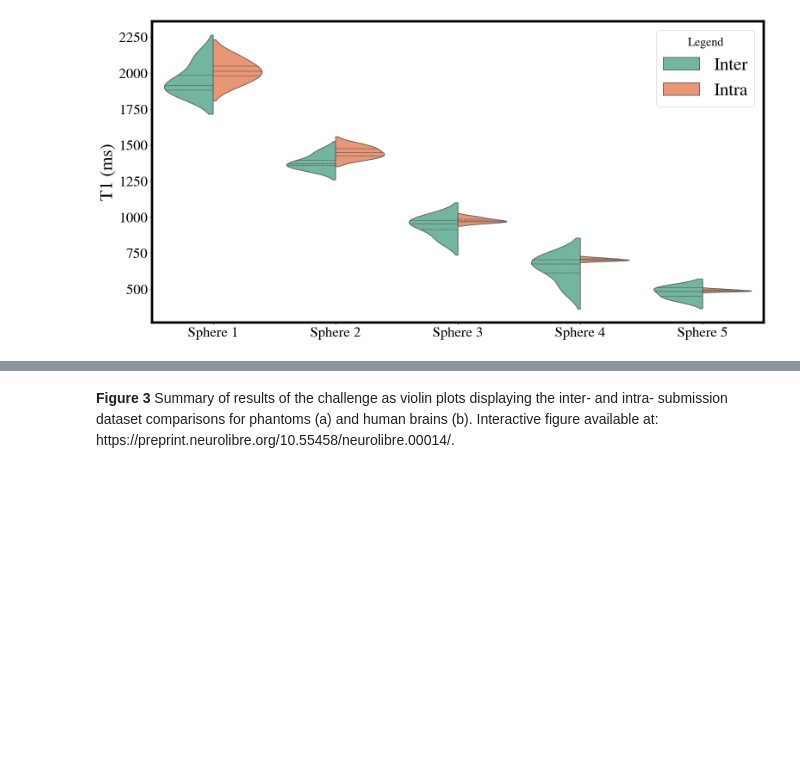
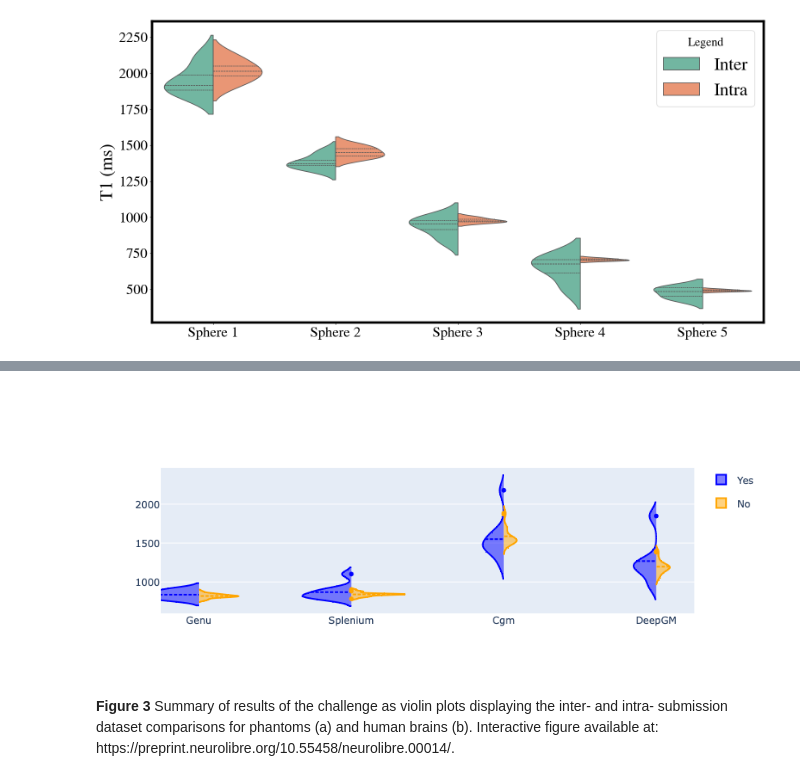
Before and after one commit to rrsg2020/note, a Jupyter notebook: content/index.ipynb, the cells around one changed output, grey strips where cells are left out. Saved outputs shown, nothing was run; the diff lists cells and outputs as text; code cells hidden in the pictures; blank space fills up the shorter version.

```diff
--- a/content/index.ipynb
+++ b/content/index.ipynb
@@ -830,3 +866,42 @@ plt.show()
+# %%
+import plotly.graph_objects as go
+
+import pandas as pd
+
+fig = go.Figure()
+
+df1 = pd.DataFrame({
+    'T1 (ms)': np.concatenate([genu_estimate_inter, splenium_estimate_inter,  cgm_estimate_inter, deepgm_estimate_inter]),
+    'Group': ['Genu'] * len(genu_estimate_inter) + ['Splenium'] * len(splenium_estimate_inter) + ['Cgm'] * len(cgm_estimate_inter) + ['DeepGM'] * len(deepgm_estimate_inter) ,
+    'Type': ['Inter'] * len(genu_estimate_inter)  + ['Inter'] * len(splenium_estimate_inter)  + ['Inter'] * len(cgm_estimate_inter) + ['Inter'] * len(deepgm_estimate_inter) ,
+    'Region': ['Genu'] * len(genu_estimate_inter)  + ['Splenium'] * len(splenium_estimate_inter)  + ['Cgm'] * len(cgm_estimate_inter)  + ['DeepGM'] * len(deepgm_estimate_inter) ,
+})
+
+df2 = pd.DataFrame({
+    'T1 (ms)': np.concatenate([genu_estimate_intra, splenium_estimate_intra,  cgm_estimate_intra, deepgm_estimate_intra]),
+    'Group': ['Genu'] * len(genu_estimate_intra) + ['Splenium'] * len(splenium_estimate_intra) + ['Cgm'] * len(cgm_estimate_intra) + ['DeepGM'] * len(deepgm_estimate_intra) ,
+    'Type': ['Intra'] * len(genu_estimate_intra)  + ['Intra'] * len(splenium_estimate_intra)  + ['Intra'] * len(cgm_estimate_intra) + ['Intra'] * len(deepgm_estimate_intra) ,
+    'Region': ['Genu'] * len(genu_estimate_intra)  + ['Splenium'] * len(splenium_estimate_intra)  + ['Cgm'] * len(cgm_estimate_intra)  + ['DeepGM'] * len(deepgm_estimate_intra) ,
+})
+
+
+fig.add_trace(go.Violin(x=df1['Region'],
+                        y=df1['T1 (ms)'],
+                        legendgroup='Yes', scalegroup='Yes', name='Yes',
+                        side='negative',
+                        line_color='blue')
+             )
+fig.add_trace(go.Violin(x=df2['Region'],
+                        y=df2['T1 (ms)'],
+                        legendgroup='No', scalegroup='No', name='No',
+                        side='positive',
+                        line_color='orange')
+             )
+fig.update_traces(meanline_visible=True)
+fig.update_layout(violingap=0, violinmode='overlay')
+fig.show()
+# %% [output]
+[figure, added]
 # %% [markdown]
 <p class="caption">
 <b>Figure 3</b> Summary of results of the challenge as violin plots displaying the inter- and intra- submission dataset comparisons for phantoms (a) and human brains (b). Interactive figure available at: https://preprint.neurolibre.org/10.55458/neurolibre.00014/.
```
Also changed, not shown: parts of 3 cells of this notebook.
